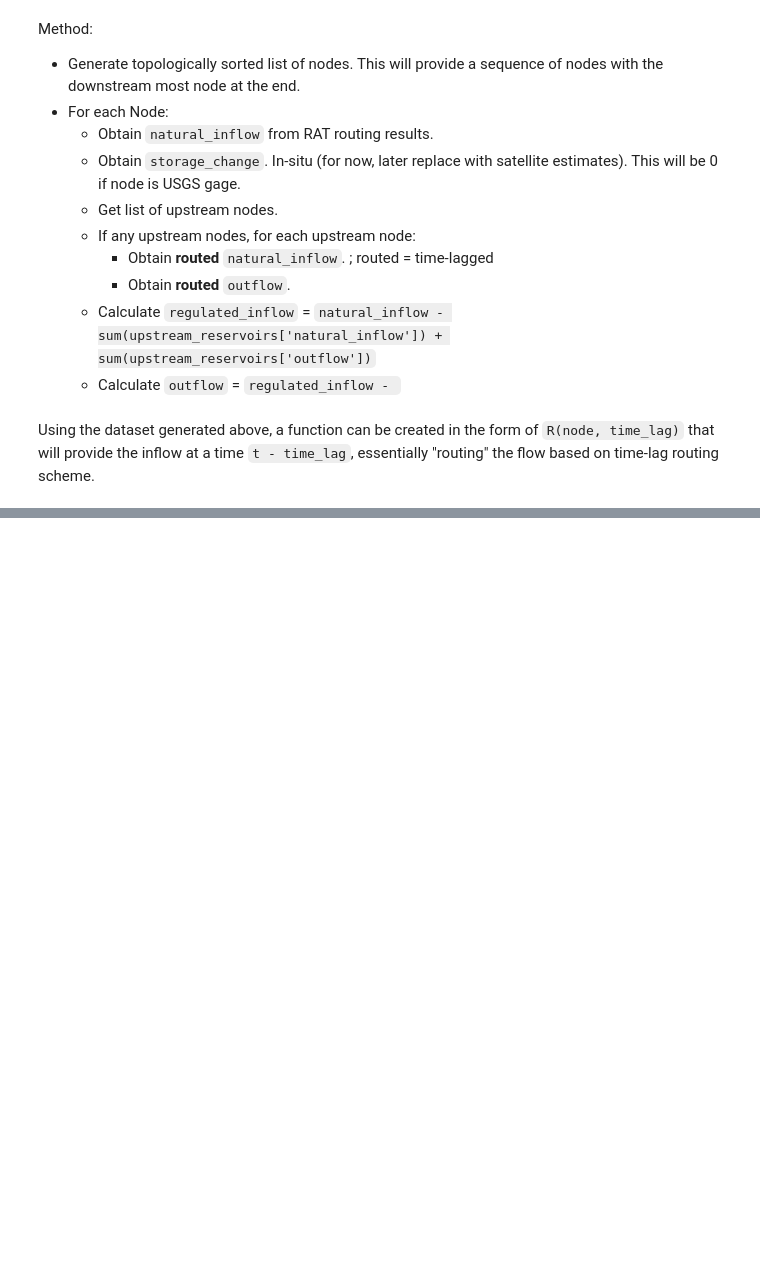
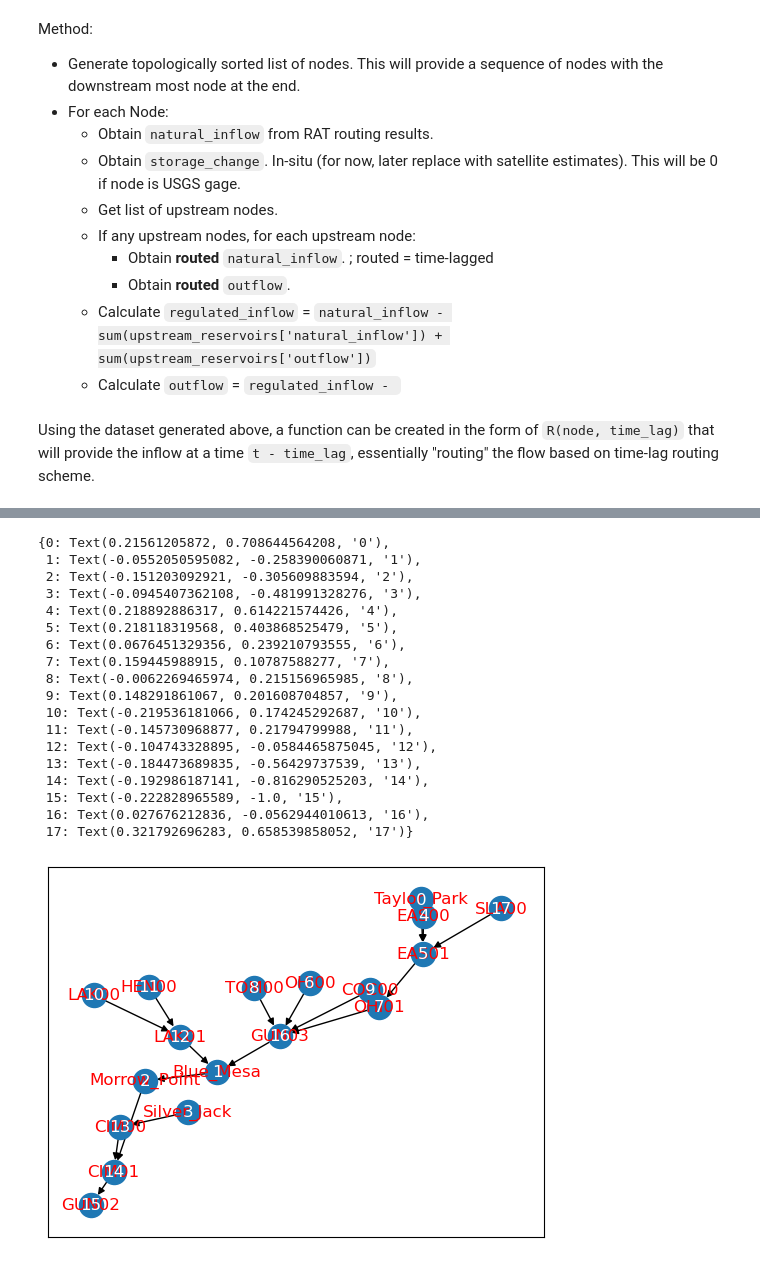
Before and after one commit to UW-SASWE/ResORR, a Jupyter notebook: notebooks/methods/07-Regulation.ipynb, the cells around one changed output, grey strips where cells are left out. Drawn from its saved outputs; the diff is of its cells as text; code cells hidden in the pictures; blank space fills up the shorter version.

```diff
--- a/notebooks/methods/07-Regulation.ipynb
+++ b/notebooks/methods/07-Regulation.ipynb
@@ -107,6 +111,7 @@ for node_id in G:
         'date': 'time',
         'streamflow': 'natural_inflow'
         }, axis='columns')
+    natural_inflow['natural_inflow'] = natural_inflow['natural_inflow'] * (24*60*60)  # m3/s -> m3/day
     natural_inflow['node'] = node_id
     natural_inflow.set_index(['time', 'node'], inplace=True)
     natural_inflow = natural_inflow.to_xarray()
@@ -132,14 +137,14 @@ for node_id in G:
     # observed inflow
     obs_inflow = insitu[['time', 'node', 'inflow']].rename({'inflow': 'obs_inflow'}, axis=1)
     obs_inflow.set_index(['time', 'node'], inplace=True)
-    obs_inflow = obs_inflow.to_xarray()
+    obs_inflow = obs_inflow.to_xarray() * (24*60*60) # m3/s -> m3/day
     datasets_to_join.append(obs_inflow)
 
     # observed outflow (if available)
     if 'outflow' in insitu.columns:
         obs_outflow = insitu[['time', 'node', 'outflow']].rename({'outflow': 'obs_outflow'}, axis=1)
         obs_outflow.set_index(['time', 'node'], inplace=True)
-        obs_outflow = obs_outflow.to_xarray()
+        obs_outflow = obs_outflow.to_xarray() * (24*60*60) # m3/s -> m3/day
         datasets_to_join.append(obs_outflow)
 
 regulation_data = xr.merge(datasets_to_join)
@@ -189,8 +153,0 @@ nmg.at_node.keys()
-# %%
-from landlab.plot.graph import plot_graph, plot_links
-import matplotlib.pyplot as plt
-
-f, ax = plt.subplots(figsize=(10, 10))
-
-plot_links(nmg, as_arrow=False, with_id=False) # looks like the link directions are messed up...
-plot_graph(nmg, "node", with_id=True, axes=ax)
@@ -201,0 +218,26 @@ plot_graph(nmg, "node", with_id=True, axes=ax)
+# %%
+pos = nx.drawing.spring_layout(G, k=0.1)
+nx.draw_networkx_nodes(G, pos)
+nx.draw_networkx_edges(G, pos)
+nx.draw_networkx_labels(G, pos, labels={node:G.nodes[node]['name'] for node in G.nodes},font_color='red')
+nx.draw_networkx_labels(G, pos,font_color='white')
+# %% [output]
+{0: Text(0.21561205872, 0.708644564208, '0'),
+ 1: Text(-0.0552050595082, -0.258390060871, '1'),
+ 2: Text(-0.151203092921, -0.305609883594, '2'),
+ 3: Text(-0.0945407362108, -0.481991328276, '3'),
+ 4: Text(0.218892886317, 0.614221574426, '4'),
+ 5: Text(0.218118319568, 0.403868525479, '5'),
+ 6: Text(0.0676451329356, 0.239210793555, '6'),
+ 7: Text(0.159445988915, 0.10787588277, '7'),
+ 8: Text(-0.0062269465974, 0.215156965985, '8'),
+ 9: Text(0.148291861067, 0.201608704857, '9'),
+ 10: Text(-0.219536181066, 0.174245292687, '10'),
+ 11: Text(-0.145730968877, 0.21794799988, '11'),
+ 12: Text(-0.104743328895, -0.0584465875045, '12'),
+ 13: Text(-0.184473689835, -0.56429737539, '13'),
+ 14: Text(-0.192986187141, -0.816290525203, '14'),
+ 15: Text(-0.222828965589, -1.0, '15'),
+ 16: Text(0.027676212836, -0.0562944010613, '16'),
+ 17: Text(0.321792696283, 0.658539858052, '17')}
+[figure, added]
```
Also changed, not shown: parts of 16 cells of this notebook.
